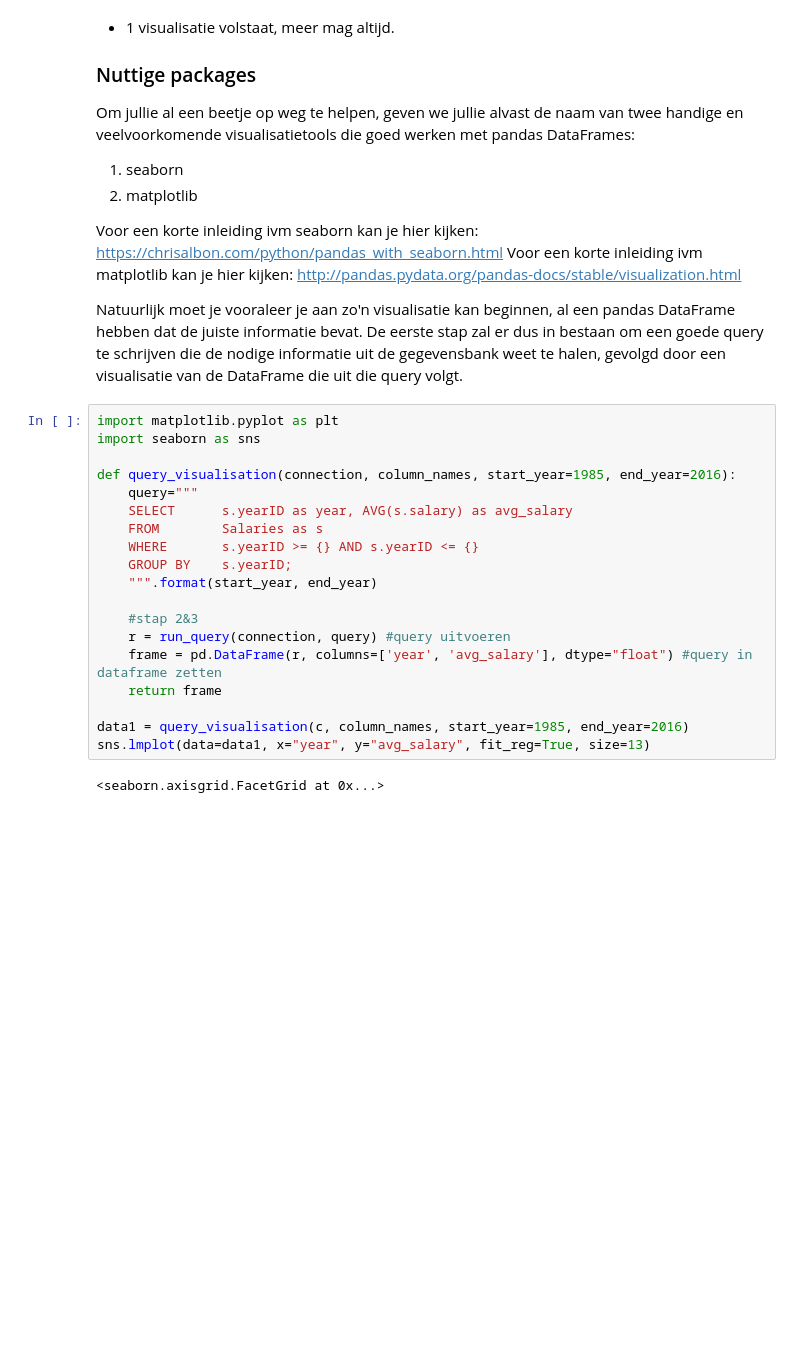
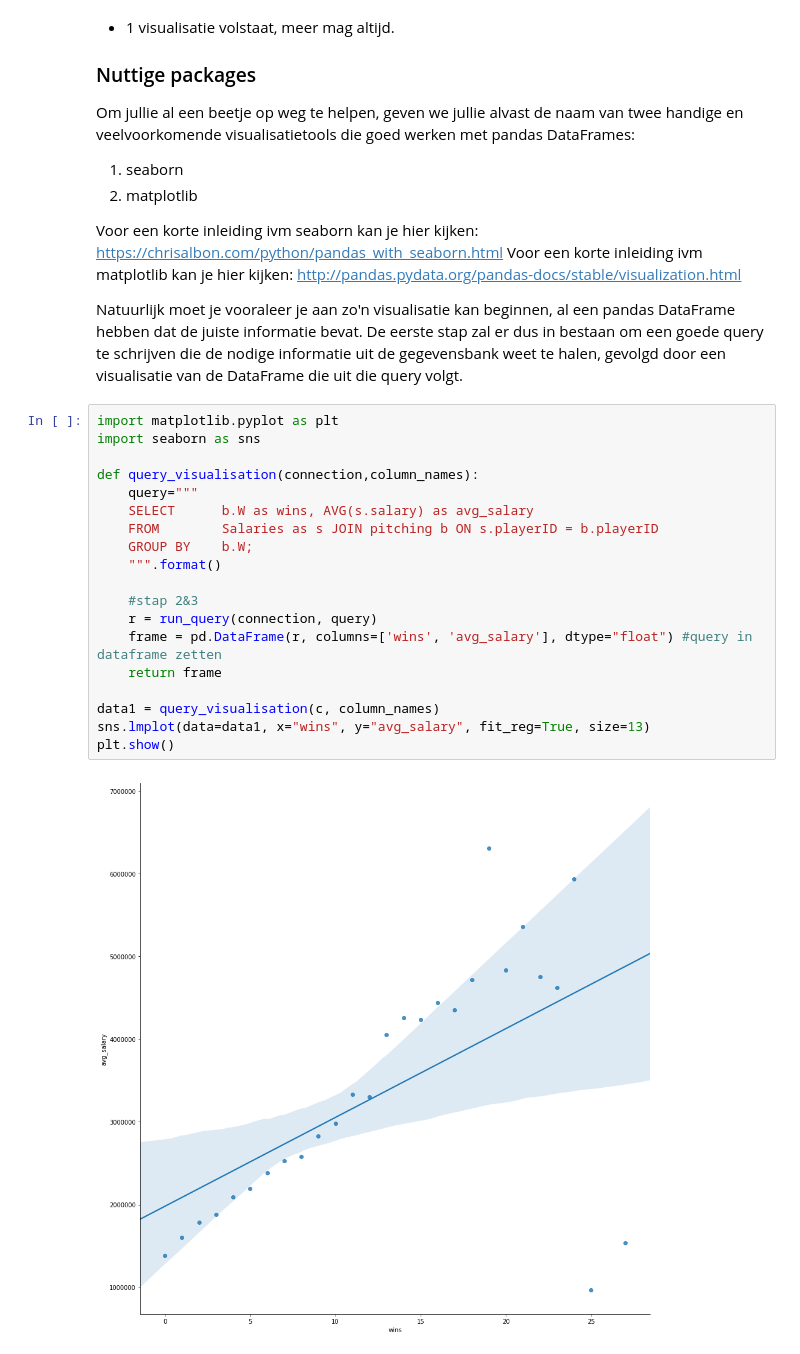
Before and after one commit to TimVanWesemael/Gegevensbanken, a Jupyter notebook: Part 4/04 - ASSIGNMENT.ipynb, the cells around one changed output. Saved outputs shown, nothing was run; the diff lists cells and outputs as text; blank space fills up the shorter version.

```diff
--- a/Part 4/04 - ASSIGNMENT.ipynb
+++ b/Part 4/04 - ASSIGNMENT.ipynb
@@ -452,24 +452,24 @@ Natuurlijk moet je vooraleer je aan zo'n visualisatie kan beginnen, al een panda
 # %%
 import matplotlib.pyplot as plt
 import seaborn as sns
 
-def query_visualisation(connection, column_names, start_year=1985, end_year=2016):
+def query_visualisation(connection,column_names):
     query="""
-    SELECT      s.yearID as year, AVG(s.salary) as avg_salary
-    FROM        Salaries as s
-    WHERE       s.yearID >= {} AND s.yearID <= {}
-    GROUP BY    s.yearID;
-    """.format(start_year, end_year)
+    SELECT      b.W as wins, AVG(s.salary) as avg_salary
+    FROM        Salaries as s JOIN pitching b ON s.playerID = b.playerID
+    GROUP BY    b.W;
+    """.format()
 
     #stap 2&3
-    r = run_query(connection, query) #query uitvoeren
-    frame = pd.DataFrame(r, columns=['year', 'avg_salary'], dtype="float") #query in dataframe zetten
+    r = run_query(connection, query)
+    frame = pd.DataFrame(r, columns=['wins', 'avg_salary'], dtype="float") #query in dataframe zetten
     return frame
 
-data1 = query_visualisation(c, column_names, start_year=1985, end_year=2016)
-sns.lmplot(data=data1, x="year", y="avg_salary", fit_reg=True, size=13)
+data1 = query_visualisation(c, column_names)
+sns.lmplot(data=data1, x="wins", y="avg_salary", fit_reg=True, size=13)
+plt.show()
 # %% [output]
-<seaborn.axisgrid.FacetGrid at 0x...>
+[figure, added]
 # %%
 def query_visualisation1(connection,column_names, start_year=1985,end_year=2016, playerID = "perryge01"):
     query="""
```
Also changed, not shown: parts of 5 cells of this notebook.
